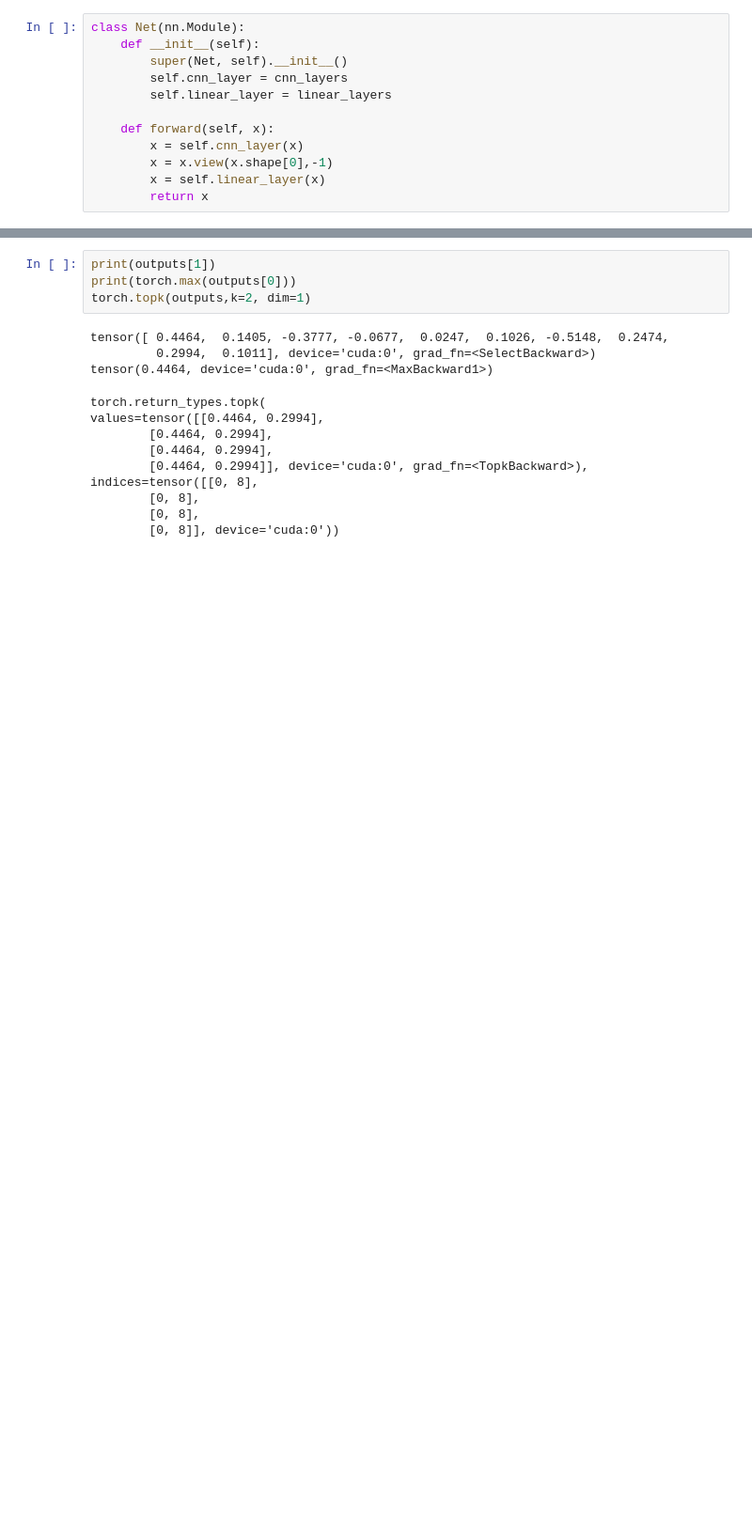
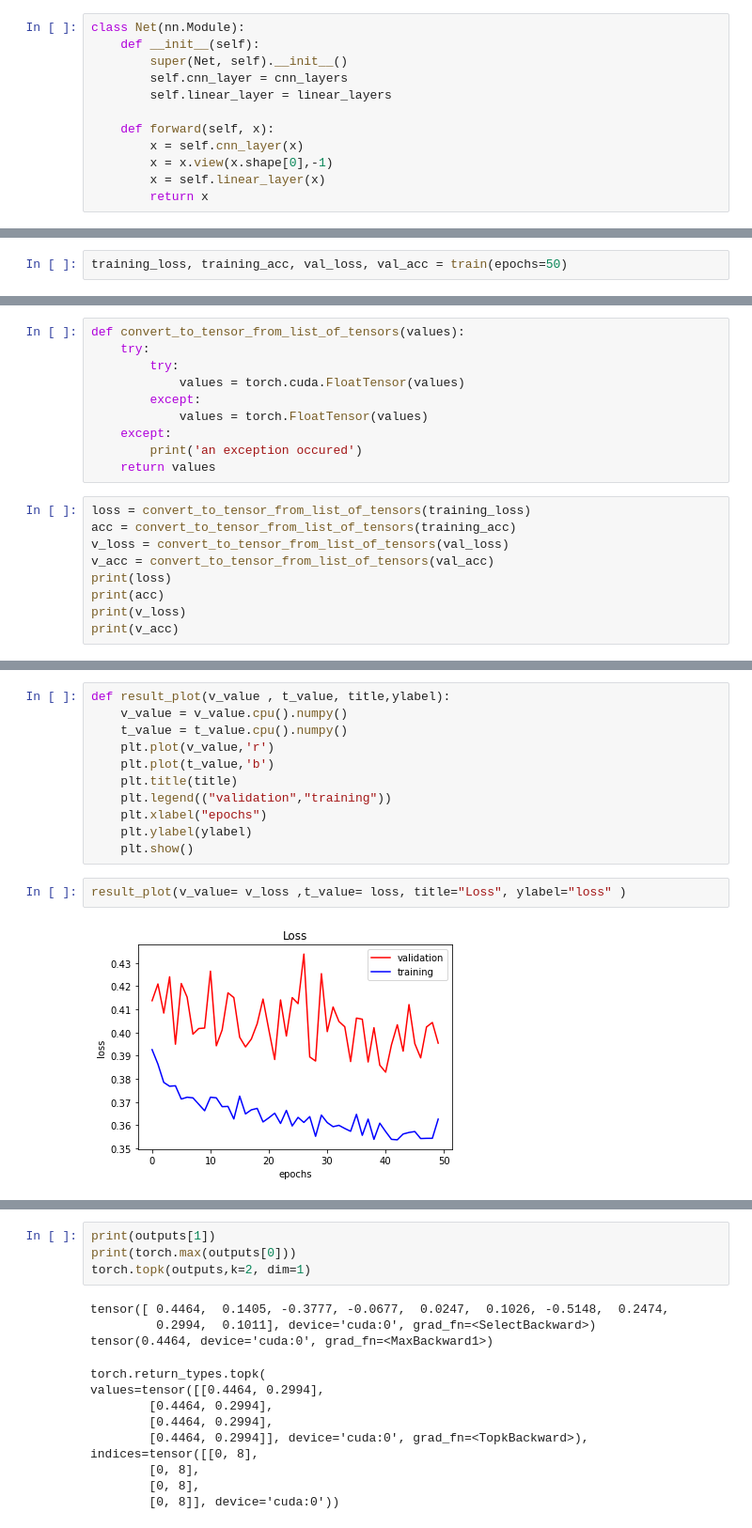
Before and after one commit to TasnimZiaProma/fmnist-experiment, a Jupyter notebook: FmnistExperiment.ipynb, the cells around one changed output, grey strips where cells are left out. Shown at 94% size. Cells and saved outputs as stored; diff of their text form; blank space fills up the shorter version.

```diff
--- a/FmnistExperiment.ipynb
+++ b/FmnistExperiment.ipynb
@@ -185,0 +221,2 @@ Finished Training
+# %%
+training_loss, training_acc, val_loss, val_acc = train(epochs=50)
@@ -185,0 +255,19 @@ Finished Training
+# %%
+def convert_to_tensor_from_list_of_tensors(values):
+    try:
+        try:
+            values = torch.cuda.FloatTensor(values)
+        except:
+            values = torch.FloatTensor(values)
+    except:
+        print('an exception occured')
+    return values
+# %%
+loss = convert_to_tensor_from_list_of_tensors(training_loss)
+acc = convert_to_tensor_from_list_of_tensors(training_acc)
+v_loss = convert_to_tensor_from_list_of_tensors(val_loss)
+v_acc = convert_to_tensor_from_list_of_tensors(val_acc)
+print(loss)
+print(acc)
+print(v_loss)
+print(v_acc)
@@ -185,0 +302,15 @@ Finished Training
+# %%
+def result_plot(v_value , t_value, title,ylabel):
+    v_value = v_value.cpu().numpy()
+    t_value = t_value.cpu().numpy()
+    plt.plot(v_value,'r')
+    plt.plot(t_value,'b')
+    plt.title(title)
+    plt.legend(("validation","training"))
+    plt.xlabel("epochs")
+    plt.ylabel(ylabel)
+    plt.show()
+# %%
+result_plot(v_value= v_loss ,t_value= loss, title="Loss", ylabel="loss" )
+# %% [output]
+[figure, added]
```
Also changed, not shown: parts of 25 cells of this notebook, 1 other file.
